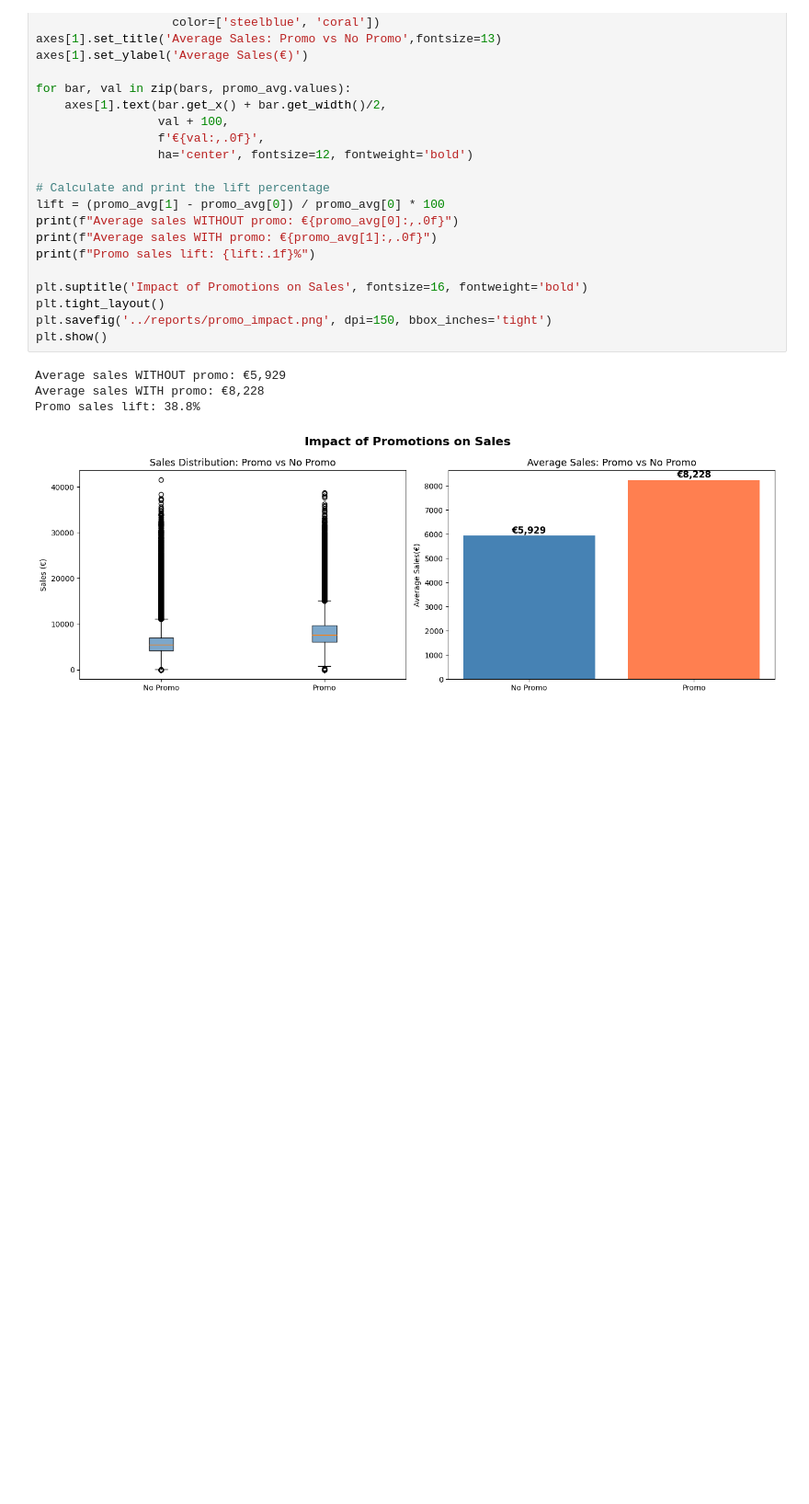
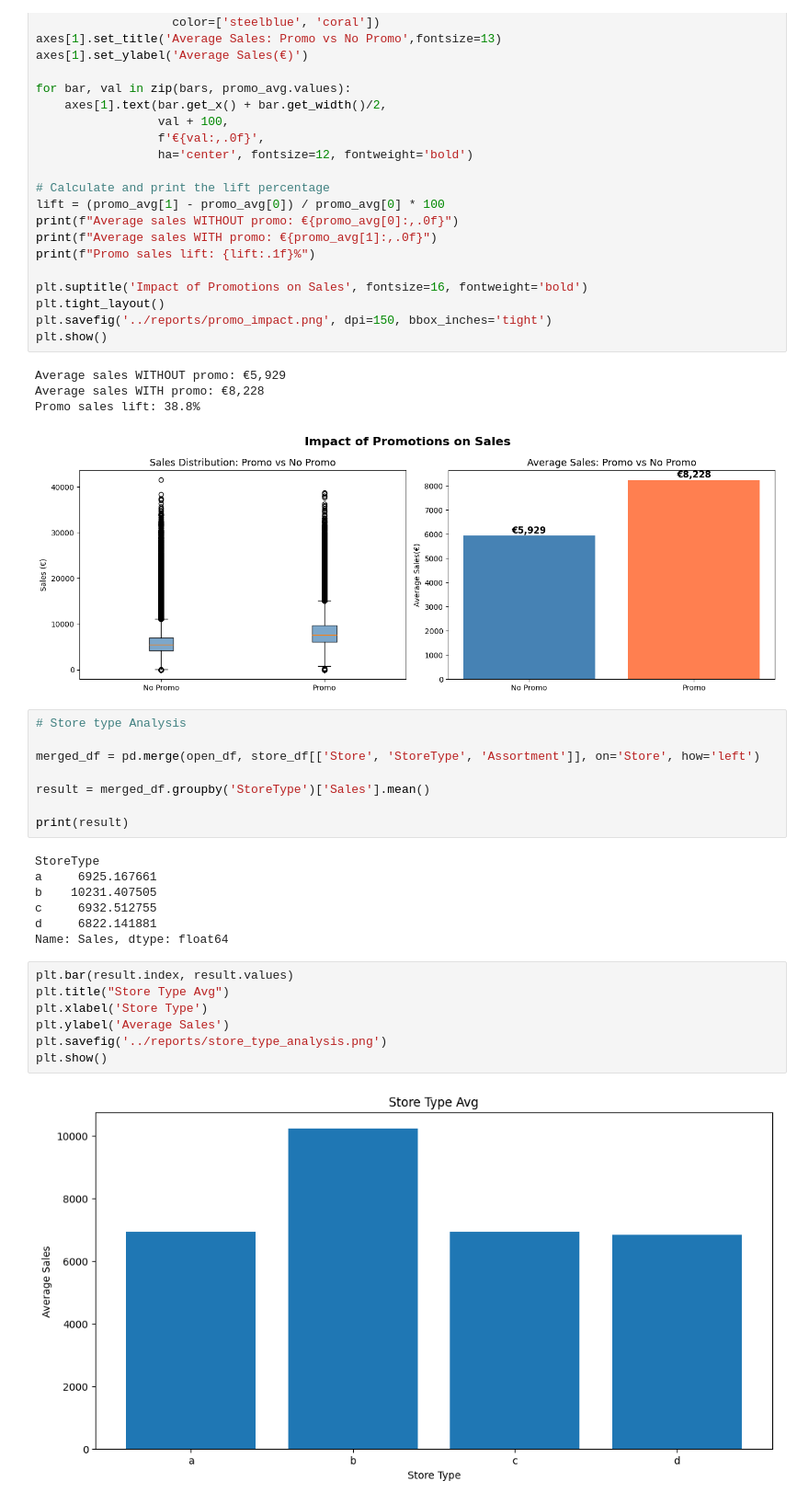
Before and after one commit to Vaishnav-Nair/retail-demand-forecasting, a Jupyter notebook: notebooks/01_data_exploration.ipynb, the cells around one changed output. Shown at 92% size. Saved outputs shown, nothing was run; the diff lists cells and outputs as text; blank space fills up the shorter version.

Commit message:
store data analysis

```diff
--- a/notebooks/01_data_exploration.ipynb
+++ b/notebooks/01_data_exploration.ipynb
@@ -214,3 +214,27 @@ Average sales WITHOUT promo: €5,929
 Average sales WITH promo: €8,228
 Promo sales lift: 38.8%
 [figure]
+# %%
+# Store type Analysis
+
+merged_df = pd.merge(open_df, store_df[['Store', 'StoreType', 'Assortment']], on='Store', how='left')
+
+result = merged_df.groupby('StoreType')['Sales'].mean()
+
+print(result)
+# %% [output]
+StoreType
+a     6925.167661
+b    10231.407505
+c     6932.512755
+d     6822.141881
+Name: Sales, dtype: float64
+# %%
+plt.bar(result.index, result.values)
+plt.title("Store Type Avg")
+plt.xlabel('Store Type')
+plt.ylabel('Average Sales')
+plt.savefig('../reports/store_type_analysis.png')
+plt.show()
+# %% [output]
+[figure, added]
```
Also changed, not shown: 1 other file.
